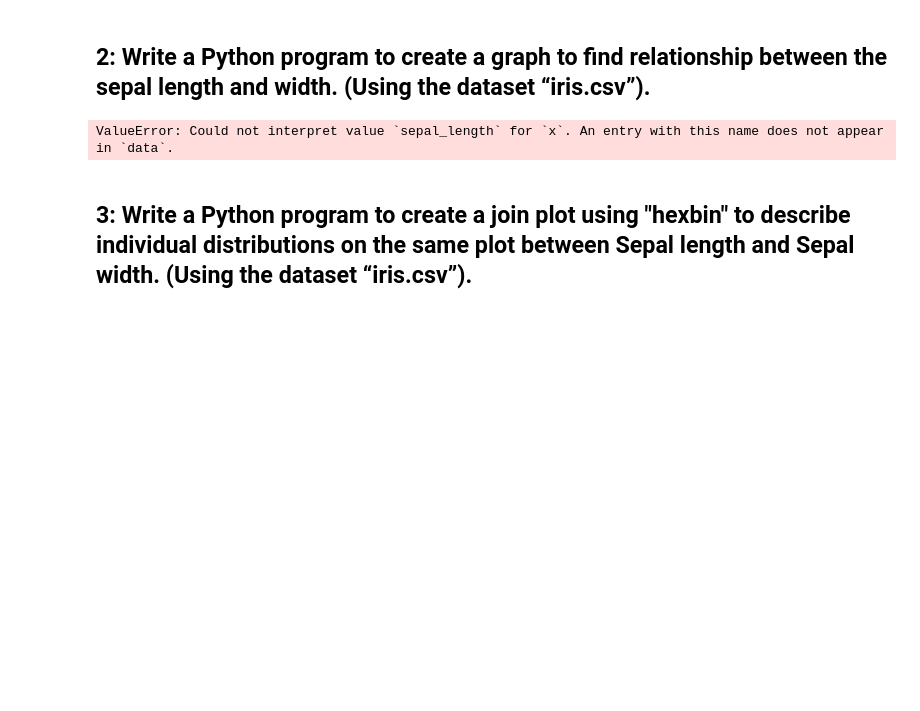
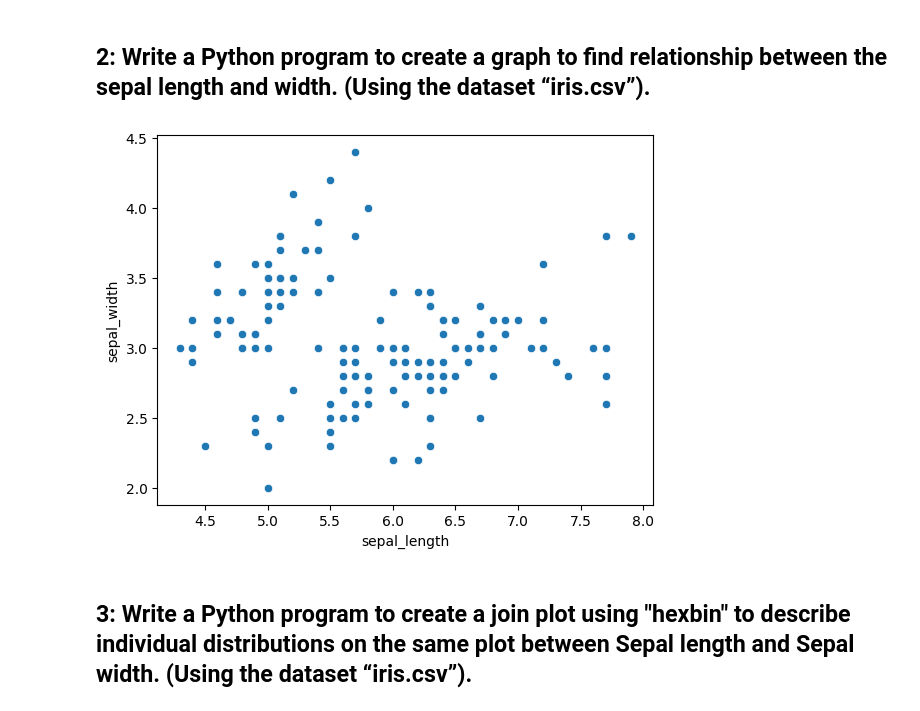
Before and after one commit to jay-neo/Python-II, a Jupyter notebook: Seaborn.ipynb, the cells around one changed output. Drawn from its saved outputs; the diff is of its cells as text; code cells hidden in the pictures; blank space fills up the shorter version.

```diff
--- a/Seaborn.ipynb
+++ b/Seaborn.ipynb
@@ -33,9 +33,12 @@ Text(0, 0.5, 'Value')
 # %% [markdown]
 ## 2: Write a Python program to create a graph to find relationship between the sepal length and width. (Using the dataset “iris.csv”).
 # %%
-sns.scatterplot(data=iris, x='sepal_length', y='petal_width', hue='species')
+# sns.scatterplot(data=iris, x='sepal_length', y='petal_width', hue='species')
+df=sns.load_dataset("iris")
+sns.scatterplot(x='sepal_length',y='sepal_width',data=df)
+plt.show()
 # %% [output]
-ValueError: Could not interpret value `sepal_length` for `x`. An entry with this name does not appear in `data`.
+[figure, added]
 # %% [markdown]
 ## 3: Write a Python program to create a join plot using "hexbin" to describe individual distributions on the same plot between Sepal length and Sepal width. (Using the dataset “iris.csv”).
 # %%
```
Also changed, not shown: parts of 3 cells of this notebook, 4 other files.
